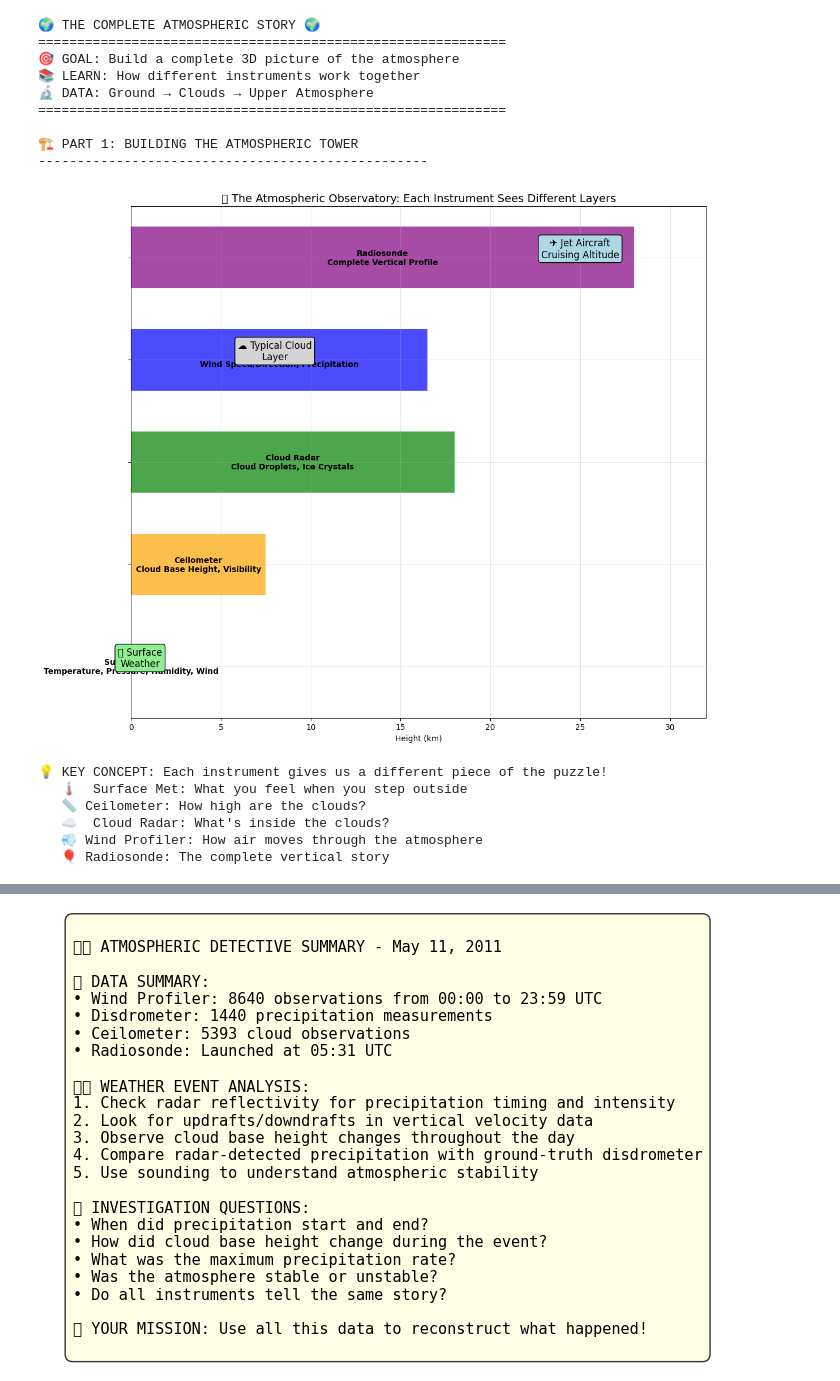
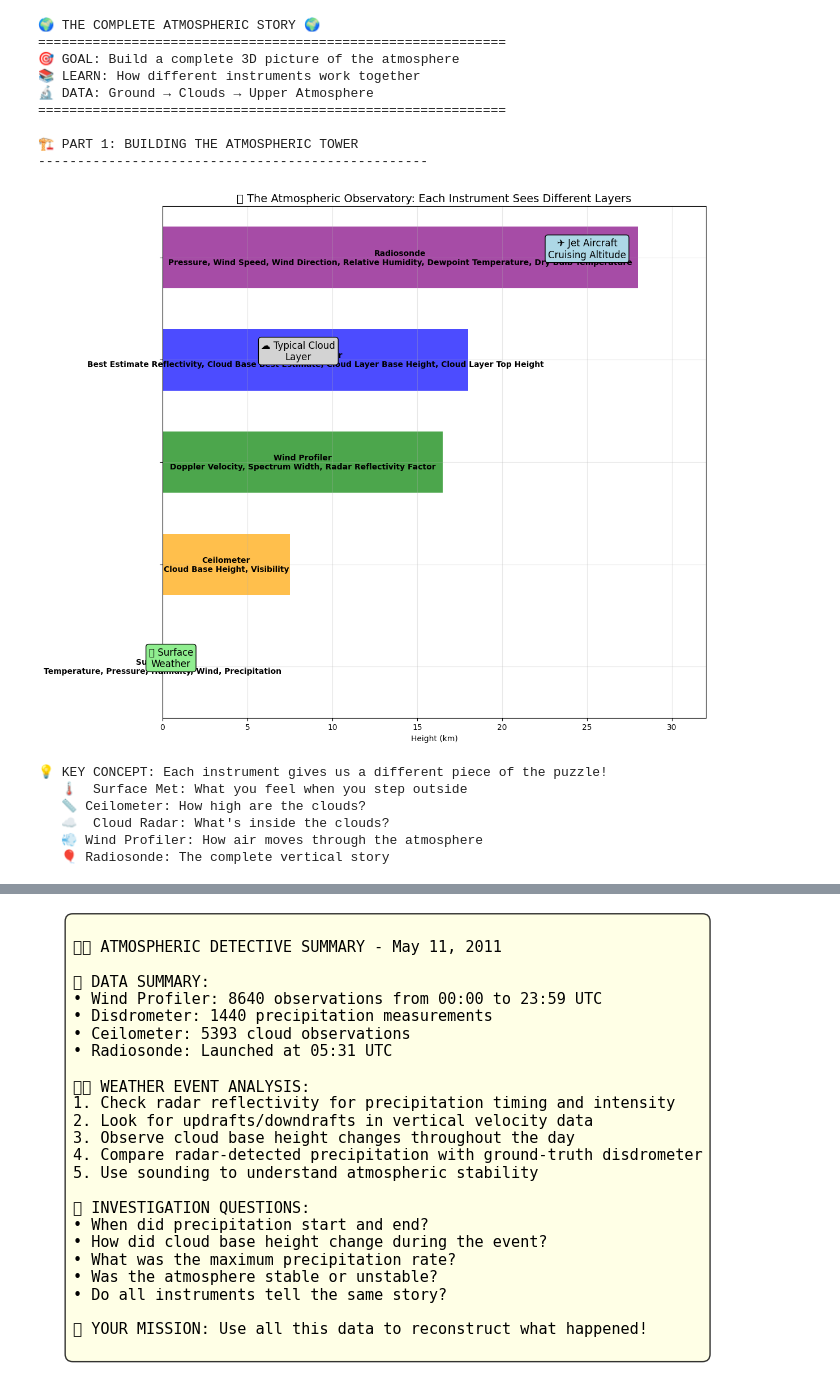
Before and after one commit to Aifang-Zhou/notebookc, a Jupyter notebook: from_ground_to_sky.ipynb, the cells around one changed output, grey strips where cells are left out. Cells and saved outputs as stored; diff of their text form; code cells hidden in the pictures.

```diff
--- a/from_ground_to_sky.ipynb
+++ b/from_ground_to_sky.ipynb
@@ -2,7 +2,7 @@
 <a href="https://colab.research.google.com/github/Aifang-Zhou/notebookc/blob/master/from_ground_to_sky.ipynb" target="_parent"><img src="https://colab.research.google.com/assets/colab-badge.svg" alt="Open In Colab"/></a>
 # %%
 # THE COMPLETE ATMOSPHERIC STORY: FROM GROUND TO SKY
-# Aifang Zhou uses SONDE/RWP/VDISQUANTS/CEIL data as an Illustration to Understand the Weather Picture
+# Aifang Zhou uses ARM Data VDISQUANTS/CEIL/RWPVERTVEL/ARSCLKAZR/SONDEPARAM data as an Illustration to Understand the Weather Picture
 # Students will build a 3D understanding of atmospheric processes
 # ================================================================
 
@@ -36,8 +36,8 @@ fig, ax = plt.subplots(1, 1, figsize=(12, 10))
 heights = {
     'Surface Met': [0, 0.01],
     'Ceilometer': [0, 7.5],
+    'Wind Profiler': [0, 16.5],
     'Cloud Radar': [0, 18],
-    'Wind Profiler': [0, 16.5],
     'Radiosonde': [0, 28]
 }
 
@@ -51,11 +51,11 @@ for i, (instrument, height_range) in enumerate(heights.items()):
 
     # Add instrument descriptions
     descriptions = [
-        'Temperature, Pressure, Humidity, Wind',
+        'Temperature, Pressure, Humidity, Wind, Precipitation',
         'Cloud Base Height, Visibility',
-        'Cloud Droplets, Ice Crystals',
-        'Wind Speed/Direction, Precipitation',
-        'Complete Vertical Profile'
+        'Doppler Velocity, Spectrum Width, Radar Reflectivity Factor',
+        'Best Estimate Reflectivity, Cloud Base Best Estimate, Cloud Layer Base Height, Cloud Layer Top Height',
+        'Pressure, Wind Speed, Wind Direction, Relative Humidity, Dewpoint Temperature, Dry Bulb Temperature'
     ]
 
     ax.text(height_range[1]/2, i, f'{instrument}\n{descriptions[i]}',
@@ -69,34 +69,34 @@ ax.set_yticks(range(len(heights)))
 ax.set_yticklabels([])
 ax.grid(True, alpha=0.3)
 
 # Add atmospheric phenomena
 ax.text(25, 4, '✈️ Jet Aircraft\nCruising Altitude', ha='center', fontsize=12,
         bbox=dict(boxstyle="round,pad=0.3", facecolor="lightblue"))
 ax.text(8, 3, '☁️ Typical Cloud\nLayer', ha='center', fontsize=12,
         bbox=dict(boxstyle="round,pad=0.3", facecolor="lightgray"))
 ax.text(0.5, 0, '🏠 Surface\nWeather', ha='center', fontsize=12,
         bbox=dict(boxstyle="round,pad=0.3", facecolor="lightgreen"))
 
 plt.tight_layout()
 plt.show()
 
 print("\n💡 KEY CONCEPT: Each instrument gives us a different piece of the puzzle!")
 print("   🌡️  Surface Met: What you feel when you step outside")
 print("   📏 Ceilometer: How high are the clouds?")
 print("   ☁️  Cloud Radar: What's inside the clouds?")
 print("   💨 Wind Profiler: How air moves through the atmosphere")
 print("   🎈 Radiosonde: The complete vertical story")
 # %% [output]
 🌍 THE COMPLETE ATMOSPHERIC STORY 🌍
 ============================================================
 🎯 GOAL: Build a complete 3D picture of the atmosphere
 📚 LEARN: How different instruments work together
 🔬 DATA: Ground → Clouds → Upper Atmosphere
 ============================================================
 
 🏗️ PART 1: BUILDING THE ATMOSPHERIC TOWER
 --------------------------------------------------
-[figure, old version]
+[figure, new version]
 💡 KEY CONCEPT: Each instrument gives us a different piece of the puzzle!
    🌡️  Surface Met: What you feel when you step outside
    📏 Ceilometer: How high are the clouds?
```
Also changed, not shown: parts of 7 cells of this notebook.
